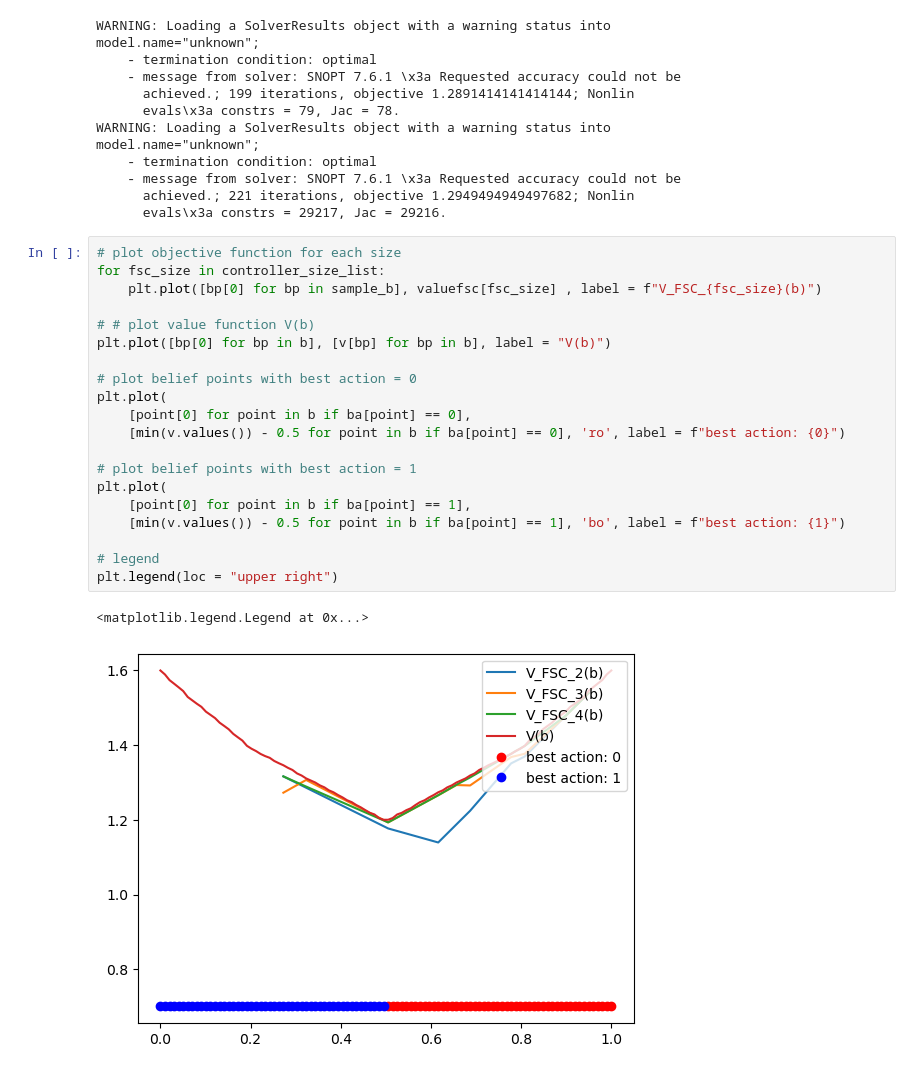
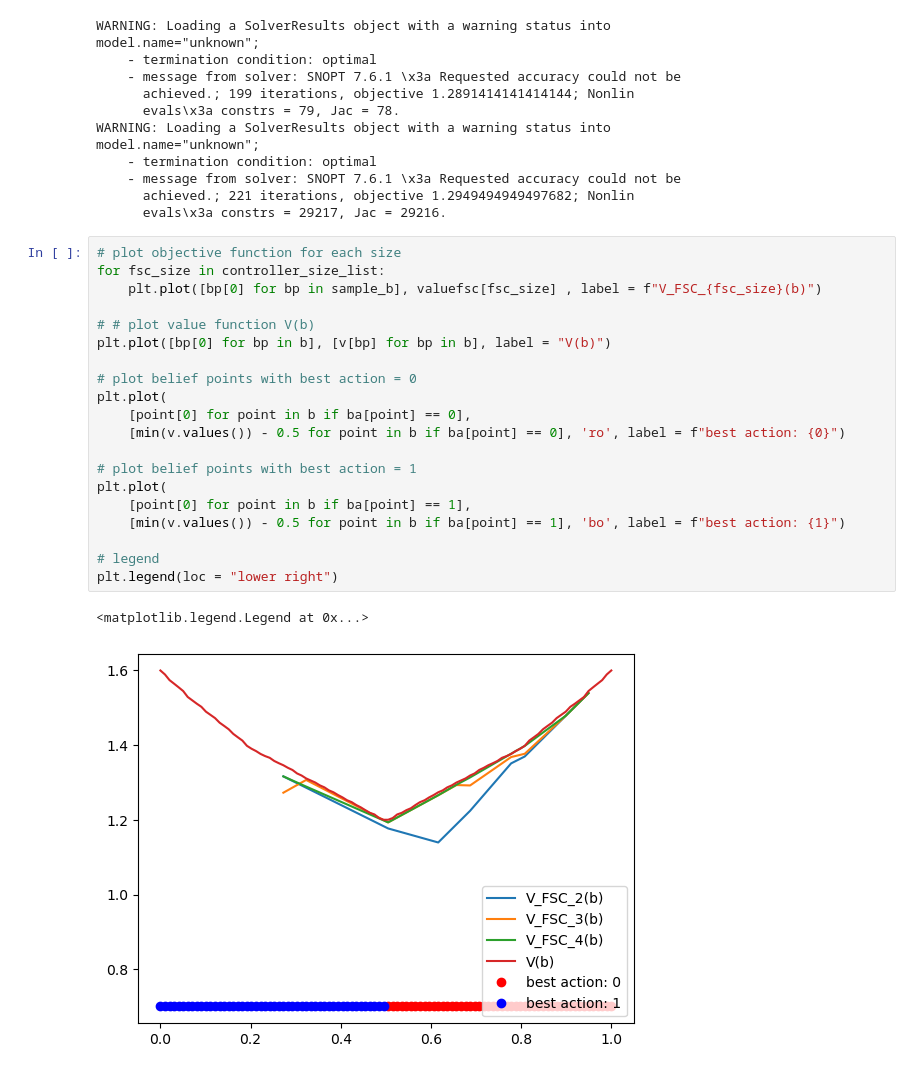
Before and after one commit to malikbf5/FSC-optimization, a Jupyter notebook: Bernoulli Bandits/Bernoulli Bandits.ipynb, the cells around one changed output. Saved outputs shown, nothing was run; the diff lists cells and outputs as text.

```diff
--- a/Bernoulli Bandits/Bernoulli Bandits.ipynb
+++ b/Bernoulli Bandits/Bernoulli Bandits.ipynb
@@ -959,23 +959,23 @@ model.name="unknown";
 # %%
 # plot objective function for each size
 for fsc_size in controller_size_list:
     plt.plot([bp[0] for bp in sample_b], valuefsc[fsc_size] , label = f"V_FSC_{fsc_size}(b)")
 
 # # plot value function V(b)
 plt.plot([bp[0] for bp in b], [v[bp] for bp in b], label = "V(b)")
 
 # plot belief points with best action = 0
 plt.plot(
     [point[0] for point in b if ba[point] == 0],
     [min(v.values()) - 0.5 for point in b if ba[point] == 0], 'ro', label = f"best action: {0}")
 
 # plot belief points with best action = 1
 plt.plot(
     [point[0] for point in b if ba[point] == 1],
     [min(v.values()) - 0.5 for point in b if ba[point] == 1], 'bo', label = f"best action: {1}")
 
 # legend
-plt.legend(loc = "upper right")
+plt.legend(loc = "lower right")
 # %% [output]
 <matplotlib.legend.Legend at 0x...>
-[figure, old version]
+[figure, new version]
```
Also changed, not shown: parts of 3 cells of this notebook.
